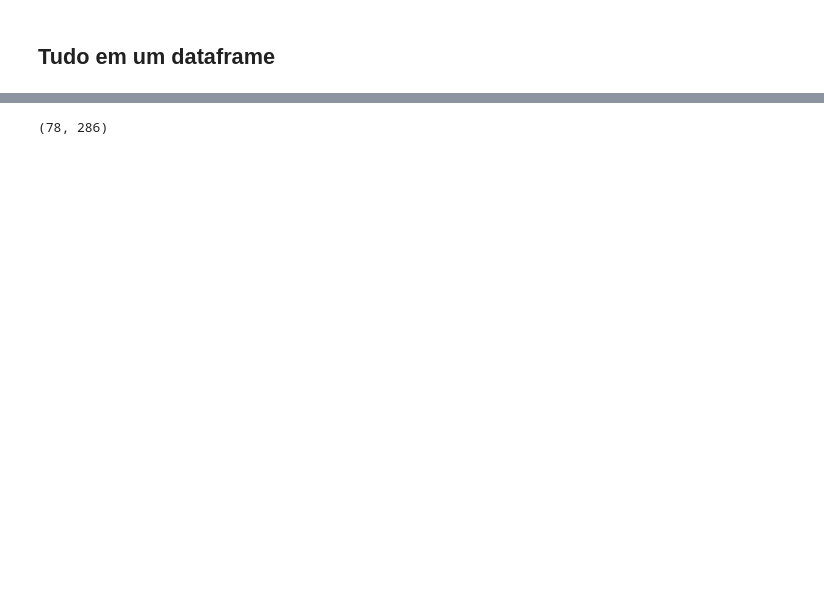
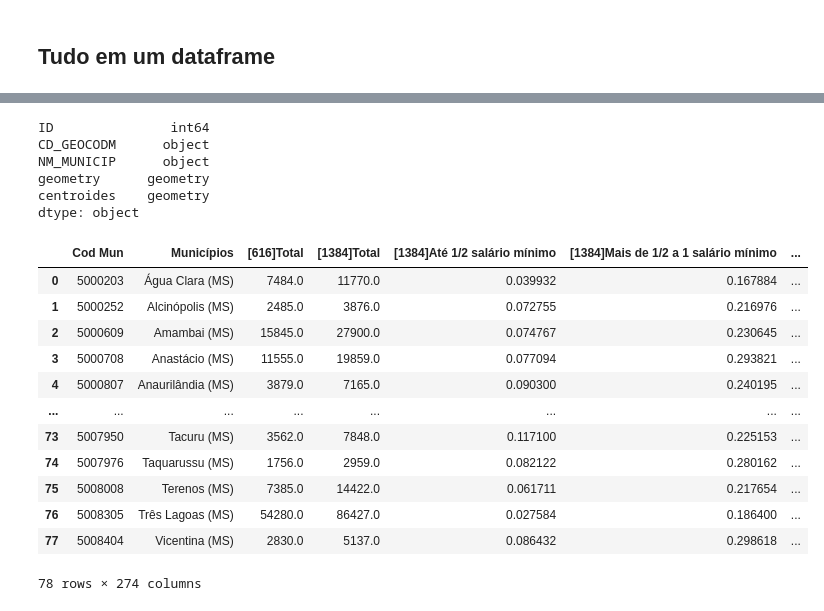
Before and after one commit to arthurchieppe/projetoInfGeo, a Jupyter notebook: Mato_Grosso_do_Sul.ipynb, the cells around one changed output, grey strips where cells are left out. Saved outputs shown, nothing was run; the diff lists cells and outputs as text; code cells hidden in the pictures; blank space fills up the shorter version.

```diff
--- a/Mato_Grosso_do_Sul.ipynb
+++ b/Mato_Grosso_do_Sul.ipynb
@@ -194,6 +170,9 @@ Numero total de colunas esperado: 284
 # %%
 # Checa quantos valores nulos tem em cada dataframe
 for i, df in enumerate(ls_df):
-    print()
-    print(ls_names[i])
-    print(df.isna().sum())
+    # print()
+    # print(ls_names[i])
+    # print(df.isna().sum())
+    # Drop columns that rows contain the string "Total"
+    ls_df[i] = df.loc[:, ~(df == 'Total').any()]
+    ls_df[i] = ls_df[i].replace('-', 0)
@@ -217,0 +181,18 @@ dtype: int64
+# %%
+# Convert all columns to numeric
+for i, df in enumerate(ls_df):
+    ls_df[i] = df.apply(pd.to_numeric, errors='ignore')
+# %%
+def get_percentage(df):
+    cols = df.columns[2:]
+    total_col = [col for col in df.columns if 'Total' in col]
+    # All columns except total_col
+    cols = [col for col in cols if col not in total_col]
+    for col in cols:
+        df[col] = df[col] / df[total_col[0]]
+    return df
+
+tables_to_apply = [1, 2, 3, 6, 7, 8, 9, 12]
+
+for i in tables_to_apply:
+    ls_df[i] = get_percentage(ls_df[i])
@@ -228,8 +288,31 @@ total_df.shape
+# %%
+ms.dtypes
+# %% [output]
+ID               int64
+CD_GEOCODM      object
+NM_MUNICIP      object
+geometry      geometry
+centroides    geometry
+dtype: object
+# %%
+ms = ms.apply(pd.to_numeric, errors='ignore')
 # %%
 final_df = total_df.merge(ms, left_on='Cod Mun', right_on='CD_GEOCODM', how='inner').drop(columns=['CD_GEOCODM', 'ID', 'NM_MUNICIP'])
 # %%
-final_df.shape
+final_df
 # %% [output]
+|  | Cod Mun | Municípios | [616]Total | [1384]Total | [1384]Até 1/2 salário mínimo | [1384]Mais de 1/2 a 1 salário mínimo | ... |
+| 0 | 5000203 | Água Clara (MS) | 7484.0 | 11770.0 | 0.039932 | 0.167884 | ... |
+| 1 | 5000252 | Alcinópolis (MS) | 2485.0 | 3876.0 | 0.072755 | 0.216976 | ... |
+| 2 | 5000609 | Amambai (MS) | 15845.0 | 27900.0 | 0.074767 | 0.230645 | ... |
+| 3 | 5000708 | Anastácio (MS) | 11555.0 | 19859.0 | 0.077094 | 0.293821 | ... |
+| 4 | 5000807 | Anaurilândia (MS) | 3879.0 | 7165.0 | 0.090300 | 0.240195 | ... |
+| ... | ... | ... | ... | ... | ... | ... | ... |
+| 73 | 5007950 | Tacuru (MS) | 3562.0 | 7848.0 | 0.117100 | 0.225153 | ... |
+| 74 | 5007976 | Taquarussu (MS) | 1756.0 | 2959.0 | 0.082122 | 0.280162 | ... |
+| 75 | 5008008 | Terenos (MS) | 7385.0 | 14422.0 | 0.061711 | 0.217654 | ... |
+| 76 | 5008305 | Três Lagoas (MS) | 54280.0 | 86427.0 | 0.027584 | 0.186400 | ... |
+| 77 | 5008404 | Vicentina (MS) | 2830.0 | 5137.0 | 0.086432 | 0.298618 | ... |
-(78, 286)
+78 rows × 274 columns
 # %%
 final_df.to_csv('MS.csv', index=False, sep=',')
```
Also changed, not shown: parts of 15 cells of this notebook, 2 other files.
